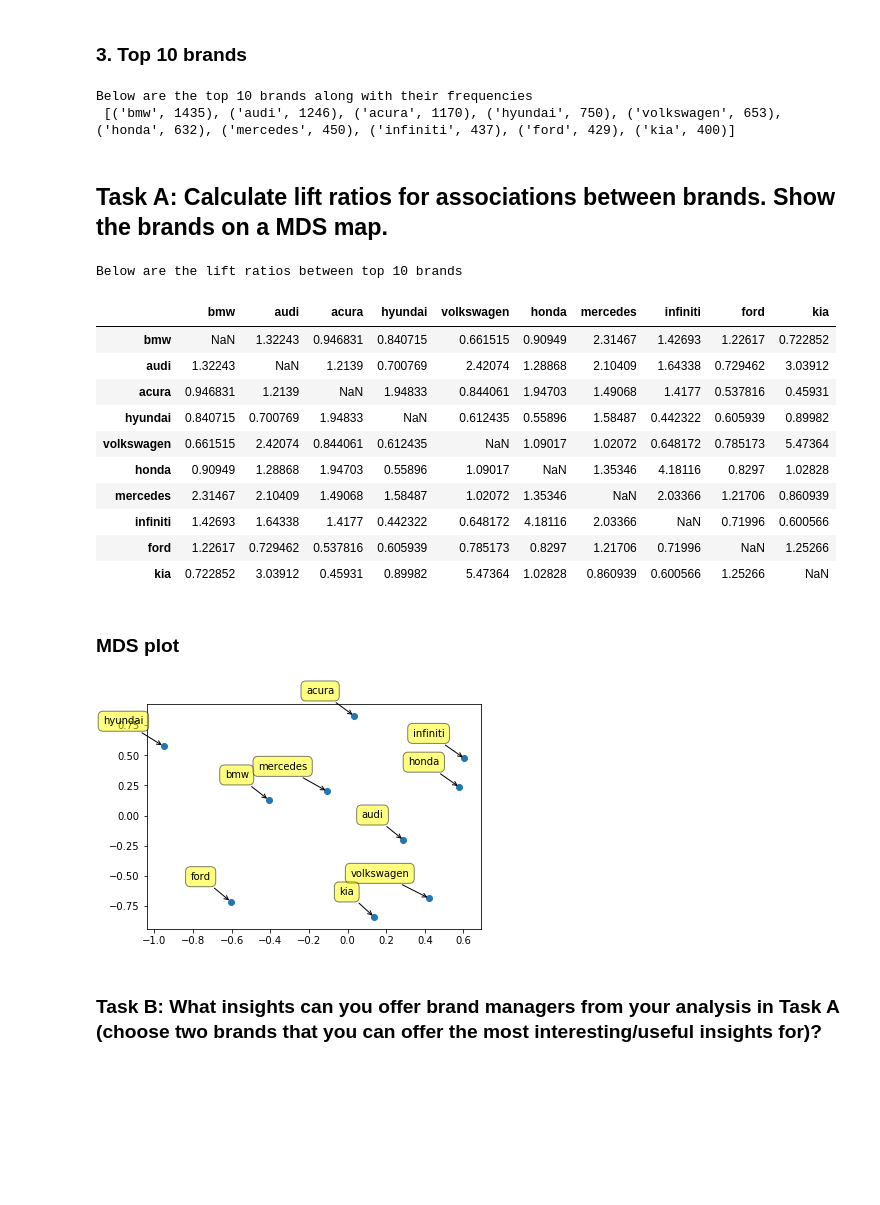
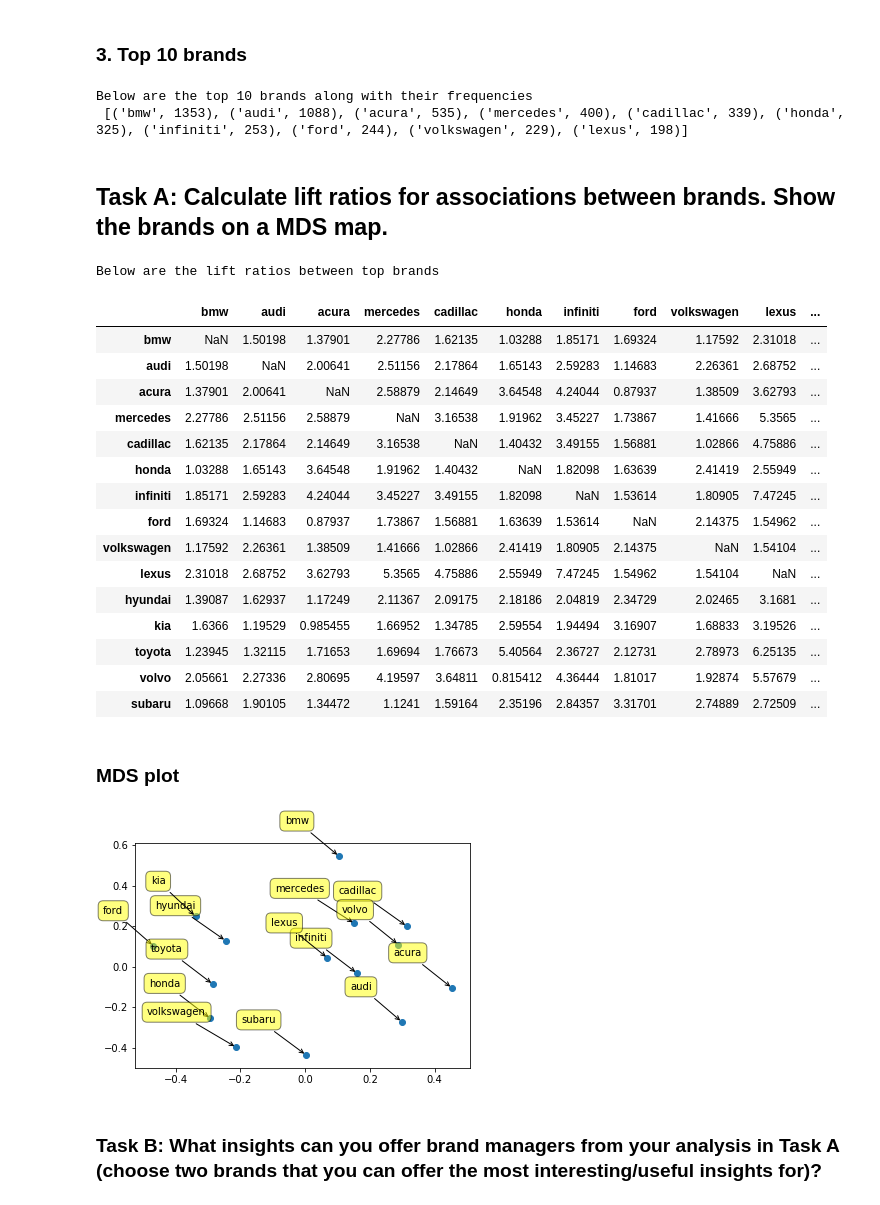
Before and after one commit to bandiatindra/Text-Analytics-MSBA, a Jupyter notebook: 2018_9_27_HW 2_Edmunds_v0.2ab.ipynb, the cells around one changed output. Cells and saved outputs as stored; diff of their text form; code cells hidden in the pictures; blank space fills up the shorter version.

```diff
--- a/2018_9_27_HW 2_Edmunds_v0.2ab.ipynb
+++ b/2018_9_27_HW 2_Edmunds_v0.2ab.ipynb
@@ -127,20 +127,20 @@ for (key, items) in top_words:
 # %% [markdown]
 ### 3. Top 10 brands
 # %%
-top_10_brands_counts = top_brands[:10]
-print ('Below are the top 10 brands along with their frequencies\n' , top_10_brands_counts)
+top_15_brands_counts = top_brands[:15]
+print ('Below are the top 10 brands along with their frequencies\n' , top_15_brands_counts[:10])
 # %% [output]
 Below are the top 10 brands along with their frequencies
- [('bmw', 1435), ('audi', 1246), ('acura', 1170), ('hyundai', 750), ('volkswagen', 653), ('honda', 632), ('mercedes', 450), ('infiniti', 437), ('ford', 429), ('kia', 400)]
+ [('bmw', 1353), ('audi', 1088), ('acura', 535), ('mercedes', 400), ('cadillac', 339), ('honda', 325), ('infiniti', 253), ('ford', 244), ('volkswagen', 229), ('lexus', 198)]
 # %% [markdown]
 ## Task A: Calculate lift ratios for associations between brands. Show the brands on a MDS map.
 # %%
 # Fetching the top 10 brands.
-top_10_brands =[]
-for brand, count in top_10_brands_counts:
-    top_10_brands.append(brand)
+top_15_brands =[]
+for brand, count in top_15_brands_counts:
+    top_15_brands.append(brand)
 # %%
-new_df = pd.DataFrame(columns = top_10_brands)
+new_df = pd.DataFrame(columns = top_15_brands)
 
 def brand_mentioned(item):
     if brand in item:
@@ -148,34 +148,39 @@ def brand_mentioned(item):
     else:
         return 0
 
-for brand in top_10_brands:
+for brand in top_15_brands:
     new_df[brand] = comments_copy['final_comments'].apply(brand_mentioned)
 # %%
-df2=pd.DataFrame(columns = top_10_brands)
+df2=pd.DataFrame(columns = top_15_brands)
 
-for i in range(len(top_10_brands)):
+for i in range(len(top_15_brands)):
     new_list = []
-    for j in range(len(top_10_brands)):
+    for j in range(len(top_15_brands)):
         if (i!=j):
-            lift = (((new_df[top_10_brands[i]] + new_df[top_10_brands[j]]) > 1).sum())/(new_df[top_10_brands[j]].sum()*new_df[top_10_brands[i]].sum())
+            lift = (((new_df[top_15_brands[i]] + new_df[top_15_brands[j]]) > 1).sum())/(new_df[top_15_brands[j]].sum()*new_df[top_15_brands[i]].sum())
             lift = lift*len(new_df)
-            df2.loc[top_10_brands[i],top_10_brands[j]] = lift
+            df2.loc[top_15_brands[i],top_15_brands[j]] = lift
 # %%
-print ('Below are the lift ratios between top 10 brands\n')
+print ('Below are the lift ratios between top brands\n')
 df2
 # %% [output]
-Below are the lift ratios between top 10 brands
+Below are the lift ratios between top brands
-|  | bmw | audi | acura | hyundai | volkswagen | honda | mercedes | infiniti | ford | kia |
-| bmw | NaN | 1.32243 | 0.946831 | 0.840715 | 0.661515 | 0.90949 | 2.31467 | 1.42693 | 1.22617 | 0.722852 |
-| audi | 1.32243 | NaN | 1.2139 | 0.700769 | 2.42074 | 1.28868 | 2.10409 | 1.64338 | 0.729462 | 3.03912 |
-| acura | 0.946831 | 1.2139 | NaN | 1.94833 | 0.844061 | 1.94703 | 1.49068 | 1.4177 | 0.537816 | 0.45931 |
-| hyundai | 0.840715 | 0.700769 | 1.94833 | NaN | 0.612435 | 0.55896 | 1.58487 | 0.442322 | 0.605939 | 0.89982 |
-| volkswagen | 0.661515 | 2.42074 | 0.844061 | 0.612435 | NaN | 1.09017 | 1.02072 | 0.648172 | 0.785173 | 5.47364 |
-| honda | 0.90949 | 1.28868 | 1.94703 | 0.55896 | 1.09017 | NaN | 1.35346 | 4.18116 | 0.8297 | 1.02828 |
-| mercedes | 2.31467 | 2.10409 | 1.49068 | 1.58487 | 1.02072 | 1.35346 | NaN | 2.03366 | 1.21706 | 0.860939 |
-| infiniti | 1.42693 | 1.64338 | 1.4177 | 0.442322 | 0.648172 | 4.18116 | 2.03366 | NaN | 0.71996 | 0.600566 |
-| ford | 1.22617 | 0.729462 | 0.537816 | 0.605939 | 0.785173 | 0.8297 | 1.21706 | 0.71996 | NaN | 1.25266 |
-| kia | 0.722852 | 3.03912 | 0.45931 | 0.89982 | 5.47364 | 1.02828 | 0.860939 | 0.600566 | 1.25266 | NaN |
+|  | bmw | audi | acura | mercedes | cadillac | honda | infiniti | ford | volkswagen | lexus | ... |
+| bmw | NaN | 1.50198 | 1.37901 | 2.27786 | 1.62135 | 1.03288 | 1.85171 | 1.69324 | 1.17592 | 2.31018 | ... |
+| audi | 1.50198 | NaN | 2.00641 | 2.51156 | 2.17864 | 1.65143 | 2.59283 | 1.14683 | 2.26361 | 2.68752 | ... |
+| acura | 1.37901 | 2.00641 | NaN | 2.58879 | 2.14649 | 3.64548 | 4.24044 | 0.87937 | 1.38509 | 3.62793 | ... |
+| mercedes | 2.27786 | 2.51156 | 2.58879 | NaN | 3.16538 | 1.91962 | 3.45227 | 1.73867 | 1.41666 | 5.3565 | ... |
+| cadillac | 1.62135 | 2.17864 | 2.14649 | 3.16538 | NaN | 1.40432 | 3.49155 | 1.56881 | 1.02866 | 4.75886 | ... |
+| honda | 1.03288 | 1.65143 | 3.64548 | 1.91962 | 1.40432 | NaN | 1.82098 | 1.63639 | 2.41419 | 2.55949 | ... |
+| infiniti | 1.85171 | 2.59283 | 4.24044 | 3.45227 | 3.49155 | 1.82098 | NaN | 1.53614 | 1.80905 | 7.47245 | ... |
+| ford | 1.69324 | 1.14683 | 0.87937 | 1.73867 | 1.56881 | 1.63639 | 1.53614 | NaN | 2.14375 | 1.54962 | ... |
+| volkswagen | 1.17592 | 2.26361 | 1.38509 | 1.41666 | 1.02866 | 2.41419 | 1.80905 | 2.14375 | NaN | 1.54104 | ... |
+| lexus | 2.31018 | 2.68752 | 3.62793 | 5.3565 | 4.75886 | 2.55949 | 7.47245 | 1.54962 | 1.54104 | NaN | ... |
+| hyundai | 1.39087 | 1.62937 | 1.17249 | 2.11367 | 2.09175 | 2.18186 | 2.04819 | 2.34729 | 2.02465 | 3.1681 | ... |
+| kia | 1.6366 | 1.19529 | 0.985455 | 1.66952 | 1.34785 | 2.59554 | 1.94494 | 3.16907 | 1.68833 | 3.19526 | ... |
+| toyota | 1.23945 | 1.32115 | 1.71653 | 1.69694 | 1.76673 | 5.40564 | 2.36727 | 2.12731 | 2.78973 | 6.25135 | ... |
+| volvo | 2.05661 | 2.27336 | 2.80695 | 4.19597 | 3.64811 | 0.815412 | 4.36444 | 1.81017 | 1.92874 | 5.57679 | ... |
+| subaru | 1.09668 | 1.90105 | 1.34472 | 1.1241 | 1.59164 | 2.35196 | 2.84357 | 3.31701 | 2.74889 | 2.72509 | ... |
 # %% [markdown]
 ### MDS plot
 # %%
@@ -184,26 +189,27 @@ np.fill_diagonal(dissimilarity_matrix.values, 0)
 # %%
 from sklearn import manifold
 seed = np.random.RandomState(seed=3)
 mds = manifold.MDS(n_components=2, max_iter=3000, eps=1e-9,
       random_state=seed, dissimilarity="precomputed", n_jobs=1)
 results = mds.fit(dissimilarity_matrix)
 coords = results.embedding_
 
 plt.subplots_adjust(bottom = 0.1)
 plt.scatter(
     coords[:, 0], coords[:, 1], marker = 'o'
     )
-for label, x, y in zip(top_10_brands, coords[:, 0], coords[:, 1]):
+for label, x, y in zip(top_15_brands, coords[:, 0], coords[:, 1]):
+
     plt.annotate(
         label,
-        xy = (x, y), xytext = (-20, 20),
+        xy = (x, y), xytext = (-30, 30),
         textcoords = 'offset points', ha = 'right', va = 'bottom',
         bbox = dict(boxstyle = 'round,pad=0.5', fc = 'yellow', alpha = 0.5),
         arrowprops = dict(arrowstyle = '->', connectionstyle = 'arc3,rad=0'))
 
 plt.show()
 # %% [output]
-[figure, old version]
+[figure, new version]
 # %% [markdown]
 ### Task B: What insights can you offer brand managers from your analysis in Task A (choose two brands that you can offer the most interesting/useful insights for)?
 # %% [markdown]
```
Also changed, not shown: parts of 7 cells of this notebook, 1 other file.
